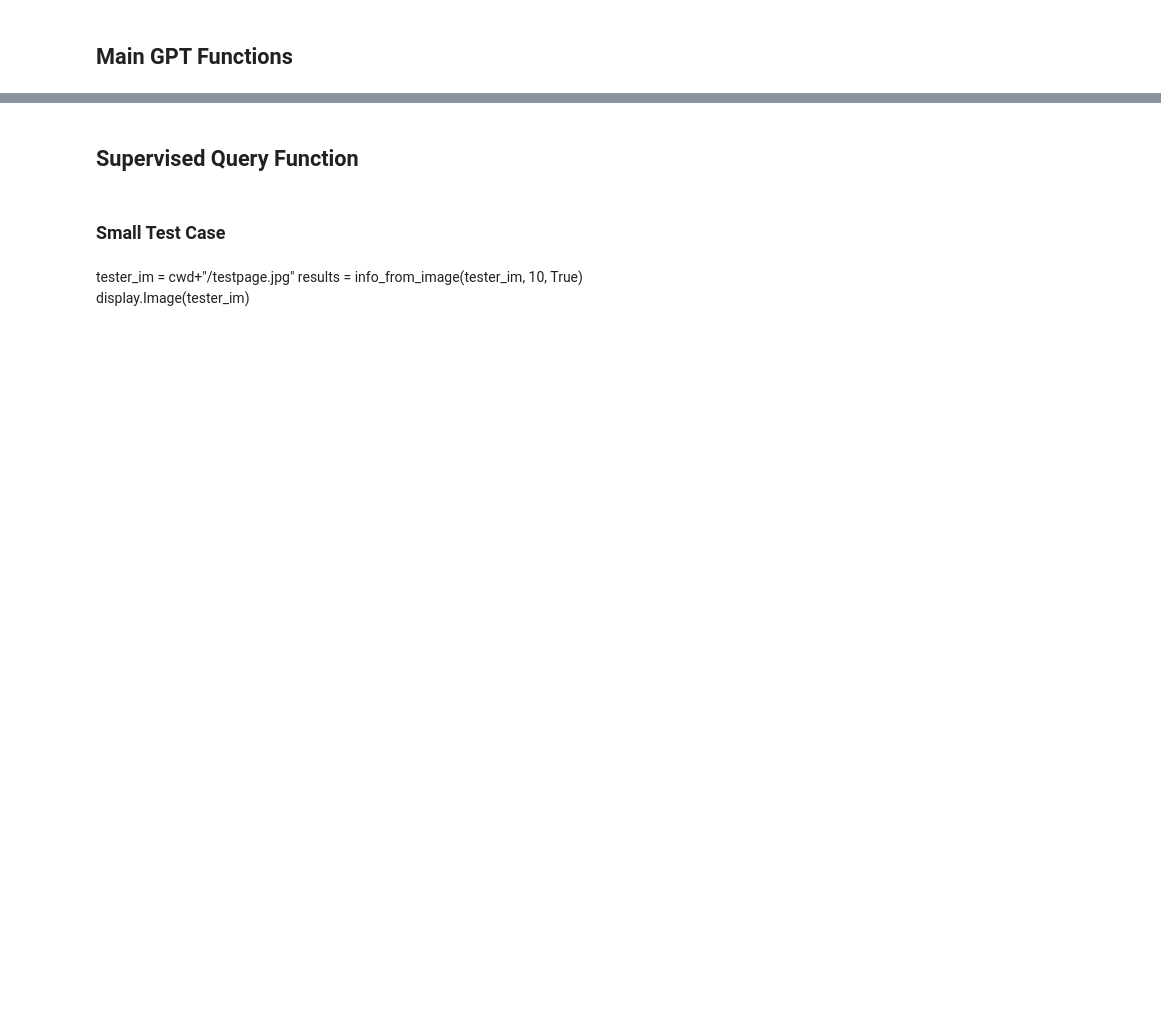
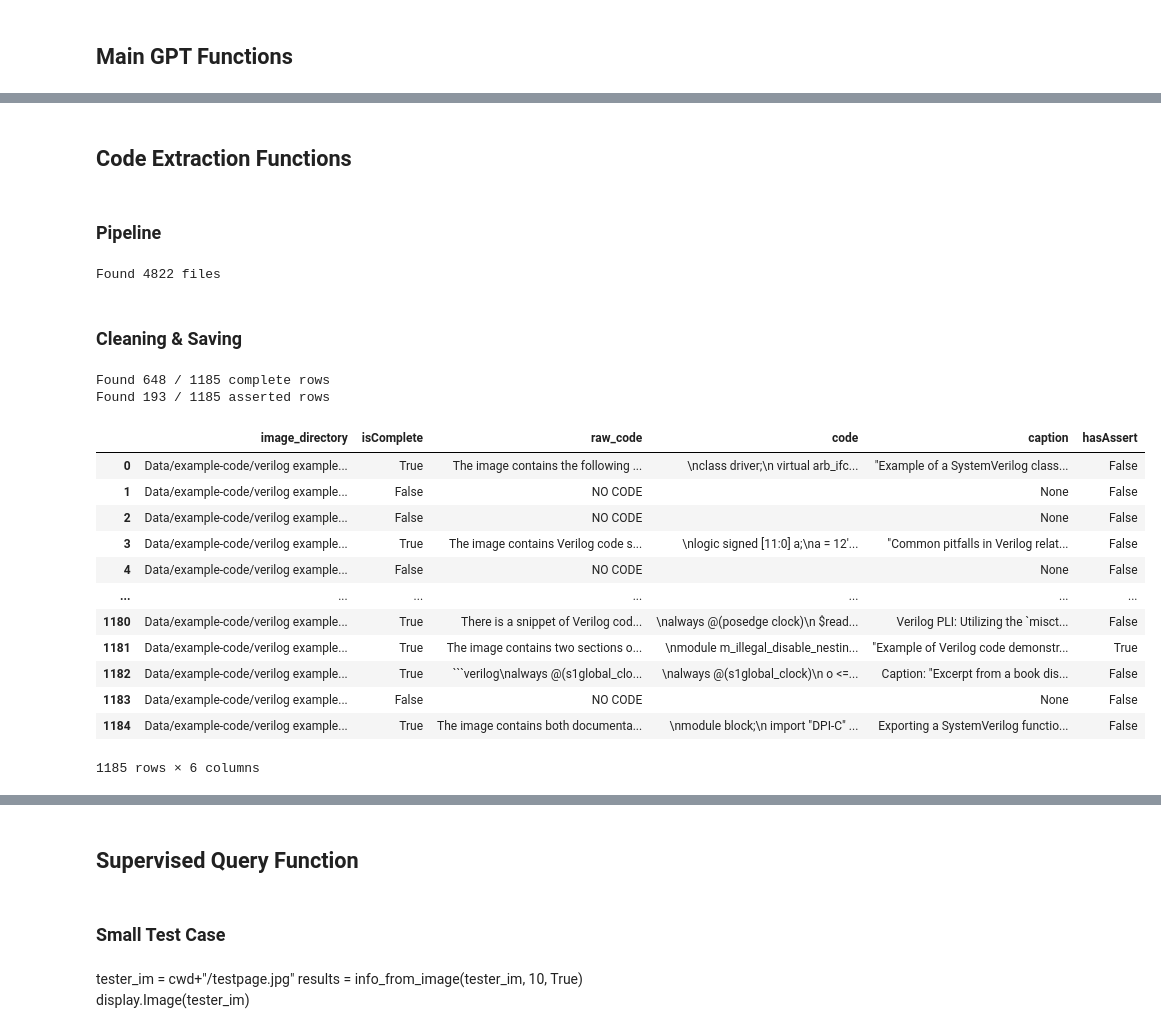
Before and after one commit to KoraSHughes/LLMCodeGen, a Jupyter notebook: GPT-ImageScrapper.ipynb, the cells around one changed output, grey strips where cells are left out. Drawn from its saved outputs; the diff is of its cells as text; code cells hidden in the pictures; blank space fills up the shorter version.

Commit message:
Textbook Processing

````diff
--- a/GPT-ImageScrapper.ipynb
+++ b/GPT-ImageScrapper.ipynb
@@ -51,9 +33,10 @@ def get_code(text):
 # %%
 # https://platform.openai.com/docs/guides/vision
 def gpt_image_oneshot(image_link, new_prompt="Please respond with a question for which the answer is the code snippet on this page.",
-                      verbose=False):
-    new_content = [{"type": "text", "text": "This image contains a block of Verilog code and text relating to it. "+new_prompt},
-                   {"type": "image_url", "image_url": {"url": image_link}}]
+                        verbose=False):
+    # "This image contains a block of Verilog code and text relating to it. "+...
+    new_content = [{"type": "text", "text": "This image contains some information about Verilog. "+new_prompt},
+                    {"type": "image_url", "image_url": {"url": image_link}}]
     message_hist = [{"role": "system", "content": "You are a helpful assistant that gives information on images of code."},
                     {"role": "user", "content": new_content}]  # init
     if verbose:
@@ -74,3 +57,5 @@ def gpt_image_oneshot(image_link, new_prompt="Please respond with a question for
 # for code_snip in get_code(rep):
 #     print(code_snip)
 #     print()
+
+# display.Image(file_dir)
@@ -76,0 +104,2 @@ def gpt_image_oneshot(image_link, new_prompt="Please respond with a question for
+# %% [markdown]
+## Code Extraction Functions
@@ -76,0 +154,38 @@ def gpt_image_oneshot(image_link, new_prompt="Please respond with a question for
+# %% [markdown]
+### Pipeline
+# %%
+# find file directories
+data_dir = "Data/example-code/verilog examples/Textbook SVA/Book-Verilog/paginated/"
+ims = [data_dir+file for file in os.listdir(data_dir) if 'jpg' in file]
+print("Found", len(ims), "files\n")
+
+# process them
+results = []
+for im in tqdm(ims[3637:]):  # not last left off at 3637
+    results.append(extract_code(im, 5))
+# %% [output]
+Found 4822 files
+# %% [markdown]
+### Cleaning & Saving
+# %%
+df = pd.DataFrame(results, columns=["image_directory", "isComplete", "raw_code", "code", "caption"])
+print("Found", len(df[df["isComplete"]==True]), "/", len(df), "complete rows")
+df["hasAssert"] = df["code"].apply(lambda x: True if 'assert' in str(x).lower() else False)
+print("Found", len(df[df["hasAssert"]==True]), "/", len(df), "asserted rows")
+df
+# %% [output]
+Found 648 / 1185 complete rows
+Found 193 / 1185 asserted rows
+|  | image_directory | isComplete | raw_code | code | caption | hasAssert |
+| 0 | Data/example-code/verilog example... | True | The image contains the following ... | \nclass driver;\n virtual arb_ifc... | "Example of a SystemVerilog class... | False |
+| 1 | Data/example-code/verilog example... | False | NO CODE |  | None | False |
+| 2 | Data/example-code/verilog example... | False | NO CODE |  | None | False |
+| 3 | Data/example-code/verilog example... | True | The image contains Verilog code s... | \nlogic signed [11:0] a;\na = 12'... | "Common pitfalls in Verilog relat... | False |
+| 4 | Data/example-code/verilog example... | False | NO CODE |  | None | False |
+| ... | ... | ... | ... | ... | ... | ... |
+| 1180 | Data/example-code/verilog example... | True | There is a snippet of Verilog cod... | \nalways @(posedge clock)\n $read... | Verilog PLI: Utilizing the `misct... | False |
+| 1181 | Data/example-code/verilog example... | True | The image contains two sections o... | \nmodule m_illegal_disable_nestin... | "Example of Verilog code demonstr... | True |
+| 1182 | Data/example-code/verilog example... | True | ```verilog\nalways @(s1global_clo... | \nalways @(s1global_clock)\n o <=... | Caption: "Excerpt from a book dis... | False |
+| 1183 | Data/example-code/verilog example... | False | NO CODE |  | None | False |
+| 1184 | Data/example-code/verilog example... | True | The image contains both documenta... | \nmodule block;\n import "DPI-C" ... | Exporting a SystemVerilog functio... | False |
+1185 rows × 6 columns
````
Also changed, not shown: parts of 19 cells of this notebook, 26 other files.
